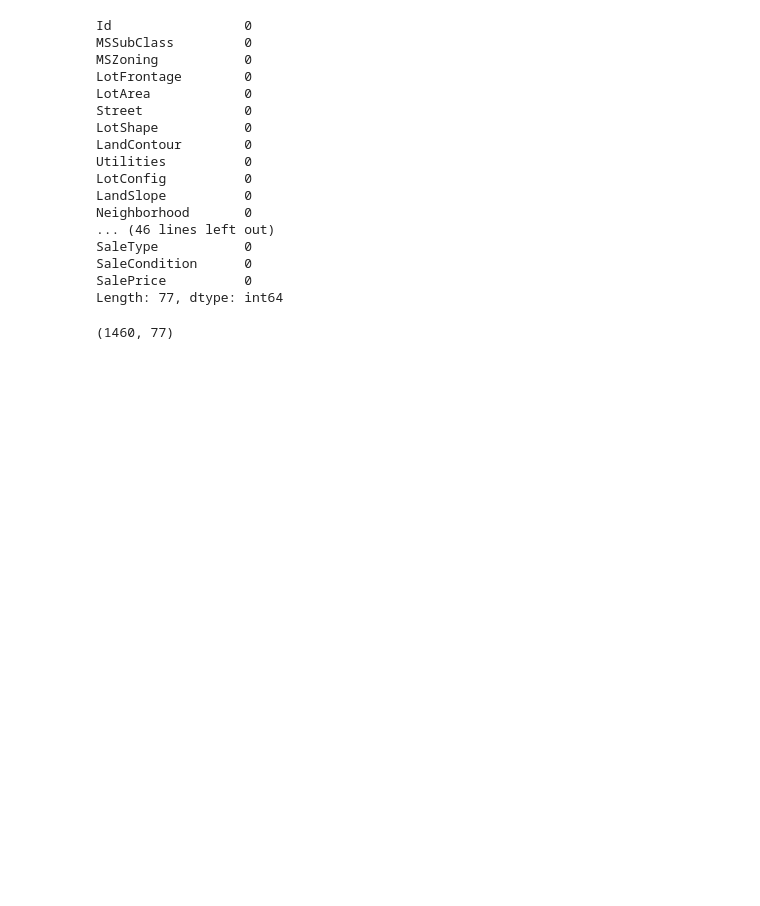
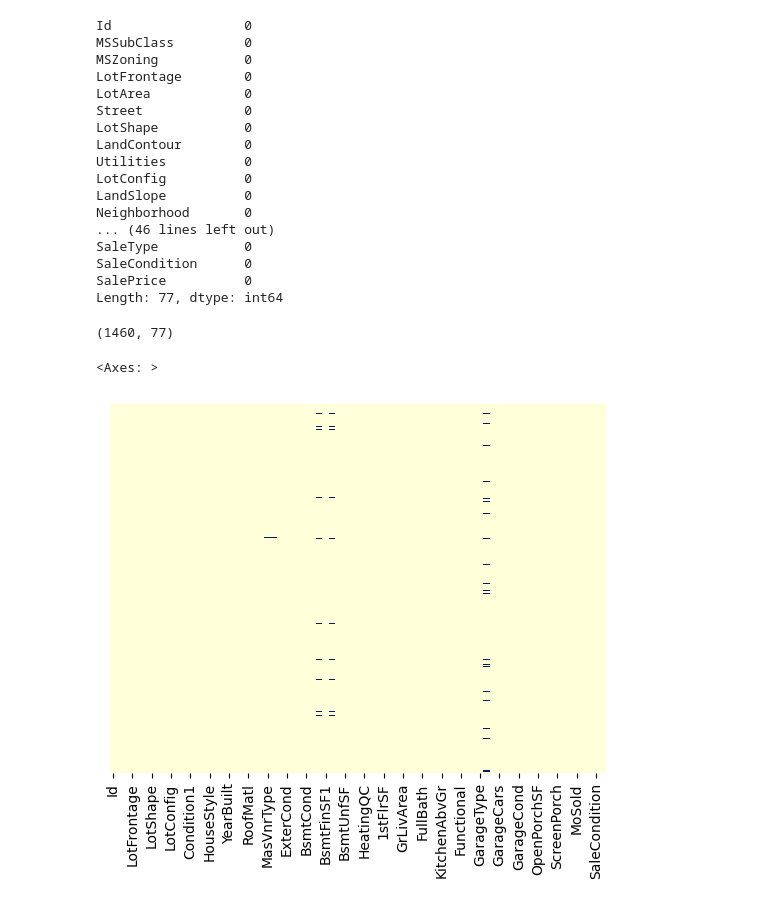
Before and after one commit to pranathadoddy/house-price-prediction, a Jupyter notebook: House_Prediction.ipynb, the cells around one changed output. Saved outputs shown, nothing was run; the diff lists cells and outputs as text; code cells hidden in the pictures; blank space fills up the shorter version.

```diff
--- a/House_Prediction.ipynb
+++ b/House_Prediction.ipynb
@@ -122,3 +122,10 @@ df_train['GarageCond']=df_train['GarageCond'].fillna(df_train['GarageCond'].mode
 df_train.shape
 # %% [output]
 (1460, 77)
+# %%
+df_train.drop(['Id'],axis=1,inplace=True)
+# %%
+sns.heatmap(df_train.isnull(),yticklabels=False,cbar=False,cmap='YlGnBu')
+# %% [output]
+<Axes: >
+[figure, added]
```
Also changed, not shown: parts of 6 cells of this notebook.
